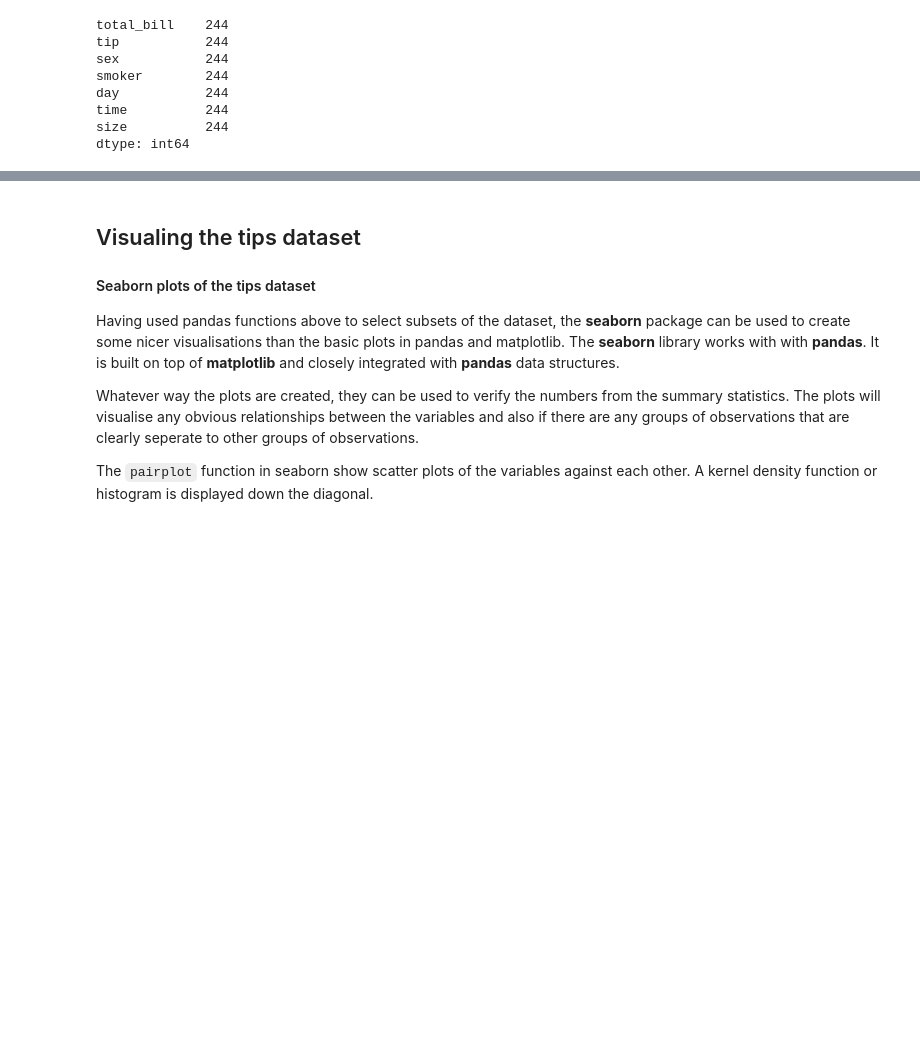
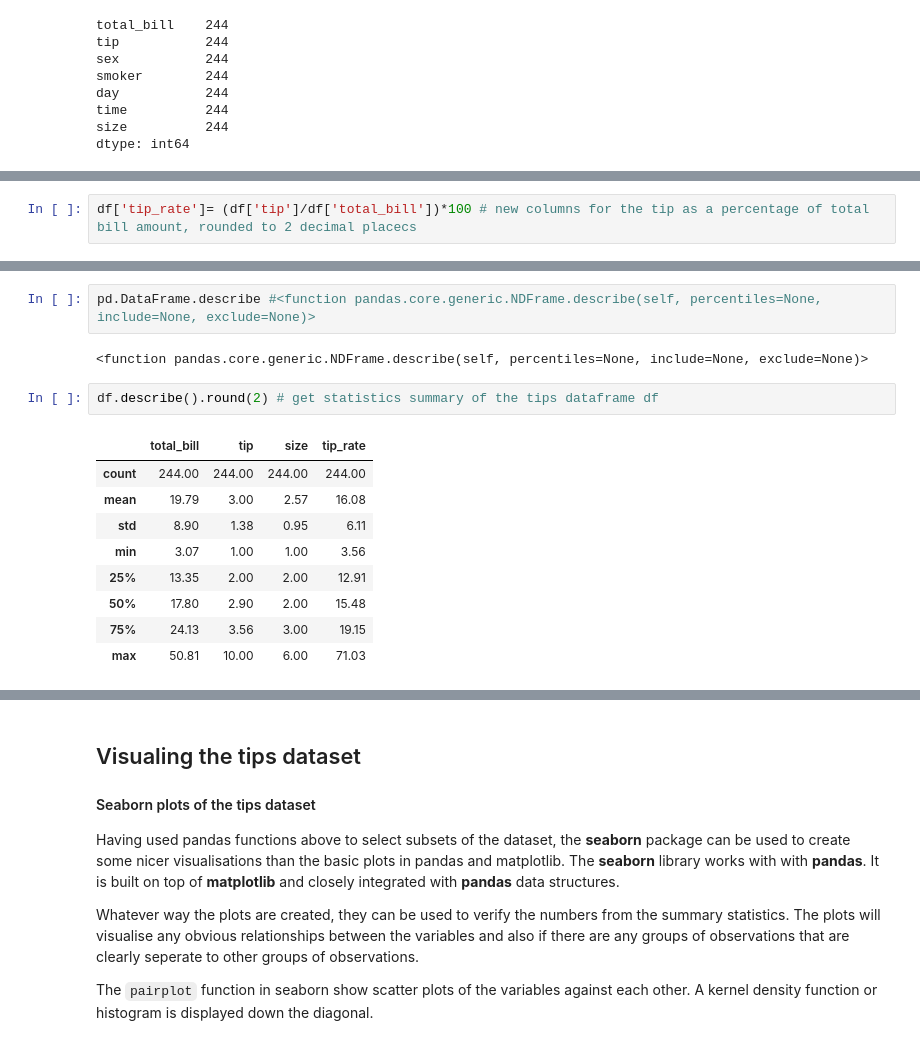
Before and after one commit to angela1C/Fundamentals-of-Data-Analysis-Project-2019, a Jupyter notebook: tips-project.ipynb, the cells around one changed output, grey strips where cells are left out. Saved outputs shown, nothing was run; the diff lists cells and outputs as text; blank space fills up the shorter version.

Commit message:
summary statistics by variables

```diff
--- a/tips-project.ipynb
+++ b/tips-project.ipynb
@@ -451,2 +407,4 @@ df['mean'] = np.where(((df.tip <3) & ((df.smoker == 'yes'))), 'a mean smoker', '
+# %%
+df['tip_rate']= (df['tip']/df['total_bill'])*100 # new columns for the tip as a percentage of total bill amount, rounded to 2 decimal placecs
 # %%
 df.head()
@@ -458,0 +430,16 @@ df.head()
+# %%
+pd.DataFrame.describe #<function pandas.core.generic.NDFrame.describe(self, percentiles=None, include=None, exclude=None)>
+# %% [output]
+<function pandas.core.generic.NDFrame.describe(self, percentiles=None, include=None, exclude=None)>
+# %%
+df.describe().round(2) # get statistics summary of the tips dataframe df
+# %% [output]
+|  | total_bill | tip | size | tip_rate |
+| count | 244.00 | 244.00 | 244.00 | 244.00 |
+| mean | 19.79 | 3.00 | 2.57 | 16.08 |
+| std | 8.90 | 1.38 | 0.95 | 6.11 |
+| min | 3.07 | 1.00 | 1.00 | 3.56 |
+| 25% | 13.35 | 2.00 | 2.00 | 12.91 |
+| 50% | 17.80 | 2.90 | 2.00 | 15.48 |
+| 75% | 24.13 | 3.56 | 3.00 | 19.15 |
+| max | 50.81 | 10.00 | 6.00 | 71.03 |
```
Also changed, not shown: parts of 67 cells of this notebook, 1 other file.
